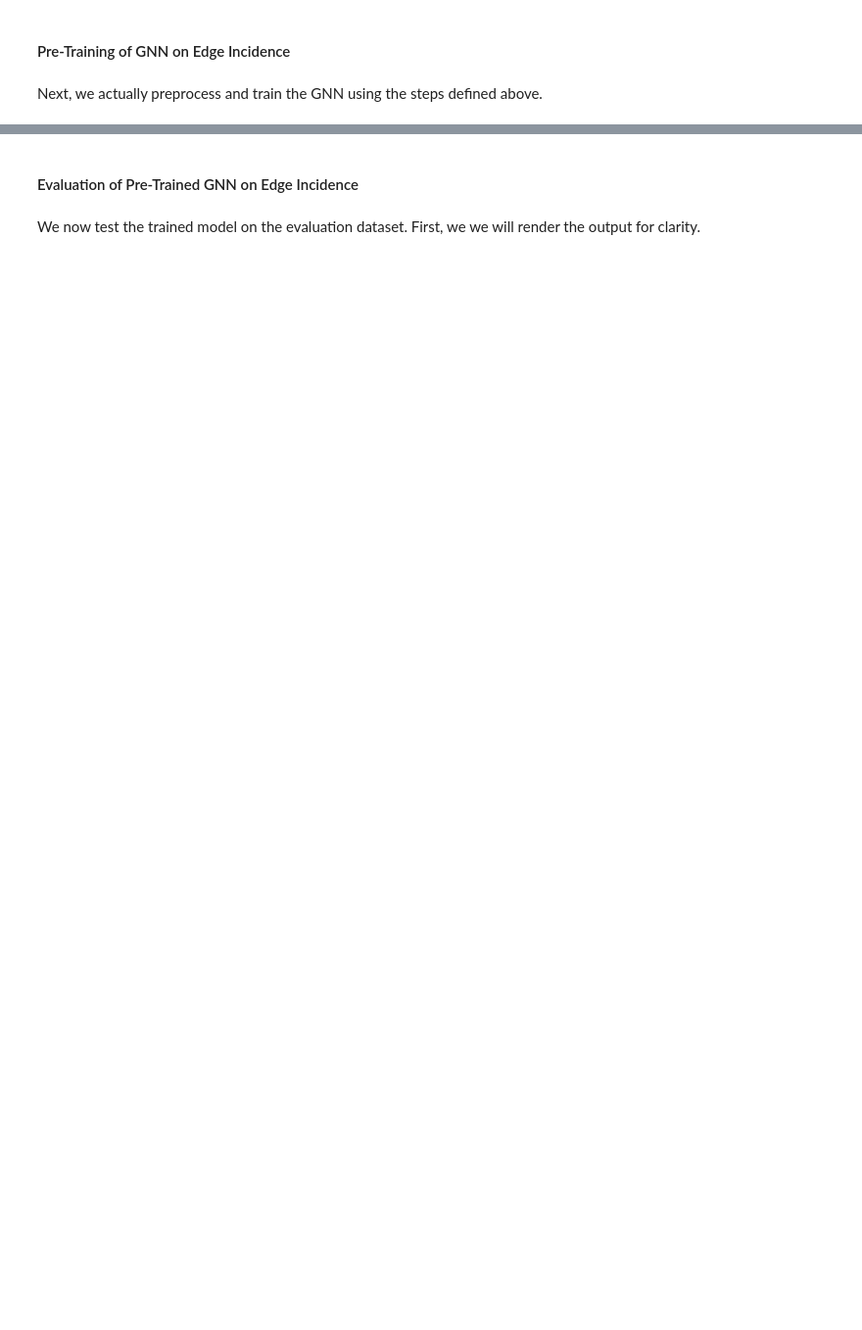
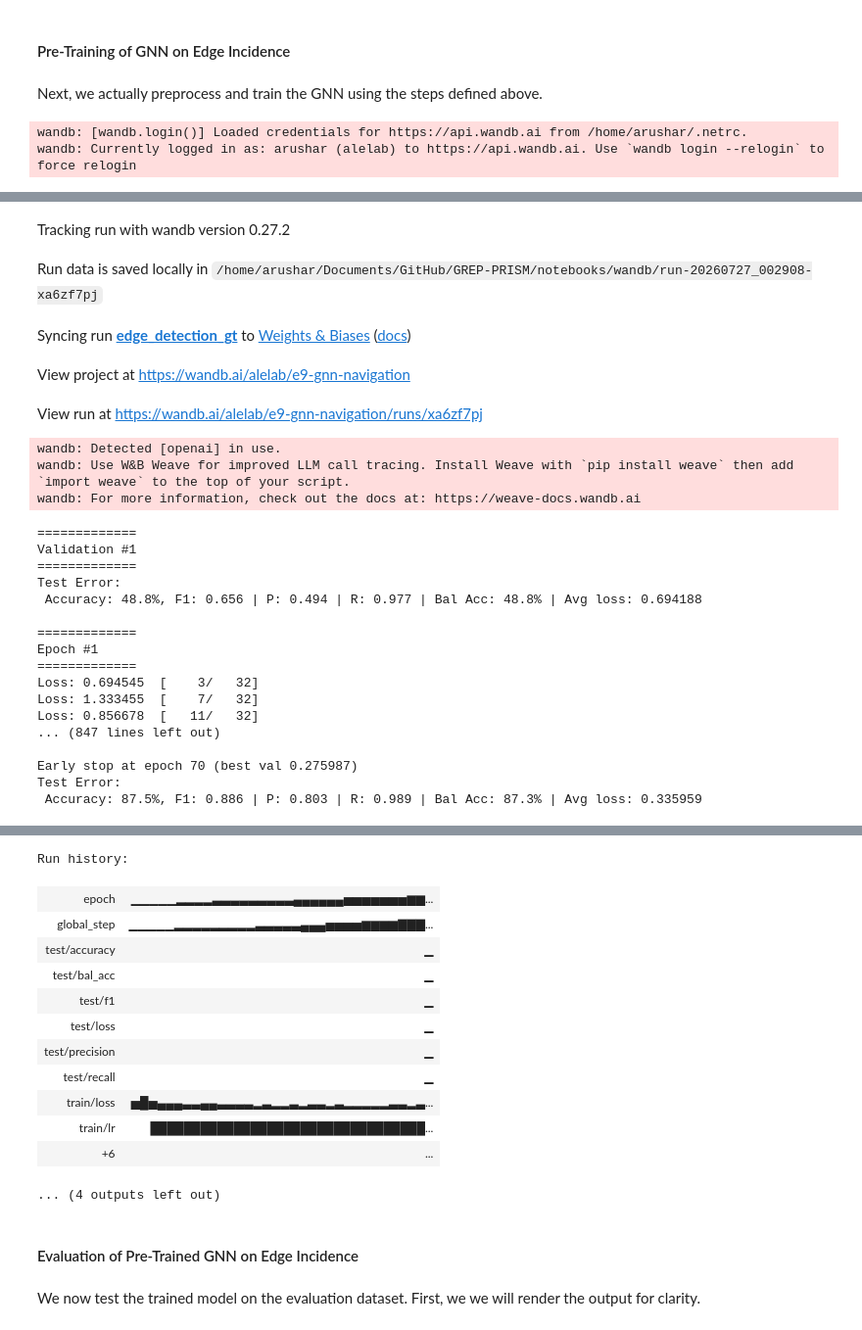
Before and after one commit to jotaporras/GREP, a Jupyter notebook: notebooks/e9_gnn_navigation.ipynb, the cells around one changed output, grey strips where cells are left out. Shown at 98% size. Drawn from its saved outputs; the diff is of its cells as text; code cells hidden in the pictures; blank space fills up the shorter version.

```diff
--- a/notebooks/e9_gnn_navigation.ipynb
+++ b/notebooks/e9_gnn_navigation.ipynb
@@ -178,7 +178,7 @@ def render_matrix(mat: torch.tensor, sig_figs: int = 3, decimals: int = 0):
 # Standard options.
 gnn_path = '/home/shared/GREP-PRISM/outputs/e13f_alpha_khops/e13f_alpha00_ai8c2bm0/gnn_weights.pt'
 ex_path = '../data/revised/gen/nav100_n30_gemma_data/split/test_graphs'
-eval_path = '../data/gen/nav_n100_gemma_data/test_graphs' # '../data_store/old/eval/e6_transferability'
+eval_path = ex_path # '../data_store/old/eval/e6_transferability'
 save_path = '../data/pickle/e6_eval_graphs.pkl'
 device = 'cuda'
 # %%
@@ -291,7 +291,7 @@ if load_ex_graph:
         ex_graph = pickle.load(file)[4]
         N = ex_graph.num_nodes
 else:
-    ex_graph = utils.scene_graph_dict_to_pyg(eval_data[graph_file][0][2])
+    ex_graph = utils.scene_graph_dict_to_pyg(eval_data[graph_file][0][2], 'binary')
     adj = to_dense_adj(ex_graph.edge_index).squeeze().cuda()
 
     N, D = ex_graph.num_nodes, gnn.out_features
@@ -300,9 +300,9 @@ else:
 
     EPS = 1e-12
     MAX_LENGTH = 128
-    g = to_networkx(ex_graph, to_undirected=True, edge_attrs=['distance_m'])
+    g = to_networkx(ex_graph, to_undirected=True)
     ex_graph.nxg = g
-    all_pairs = dict(nx.all_pairs_dijkstra(g, weight='distance_m'))
+    all_pairs = dict(nx.all_pairs_dijkstra(g, weight=None))
     delta_max = max(len(path) for target in all_pairs.values() for path in target[1].values())
     paths = torch.zeros((N, N, delta_max if delta_max < MAX_LENGTH else MAX_LENGTH)).long()
     dist = torch.full((N, N), float('inf'))
@@ -324,9 +324,6 @@ else:
     ex_graph.adj = to_dense_adj(
         ex_graph.edge_index, max_num_nodes=N
     ).squeeze(0).bool().to(device)
-    ex_graph.adj_w = to_dense_adj(
-        ex_graph.edge_index, edge_attr=ex_graph.distance_m.to(device), max_num_nodes=N
-    ).squeeze(0).to(device)
 
 # Show the shortest paths matrix of a node in the graph.
 node1 = random.randint(0, N - 1)
@@ -385,16 +382,16 @@ train_dataset = {k: v for k, v in train_dataset.items() if k in train_keys}
 
 # Preprocess the data.
 def generate_data(dataset):
-    graphs = [utils.scene_graph_dict_to_pyg(v[0][2]) for _, v in dataset.items()]
+    graphs = [utils.scene_graph_dict_to_pyg(v[0][2], 'binary') for _, v in dataset.items()]
     for graph in graphs:
         N = graph.num_nodes
         graph.edge_index = graph.edge_index.to(device)
         graph.x = Cauchy(loc=0.0, scale=1.0).sample((N, 1)).to(device)
 
         # Distances and paths.
-        g = to_networkx(graph, to_undirected=True, edge_attrs=['distance_m'])
+        g = to_networkx(graph, to_undirected=True)
         graph.nxg = g
-        all_pairs = dict(nx.all_pairs_dijkstra(g, weight='distance_m'))
+        all_pairs = dict(nx.all_pairs_dijkstra(g, weight=None))
         delta_max = max(len(path) for target in all_pairs.values() for path in target[1].values())
         paths = torch.full((N, N, delta_max if delta_max < MAX_LENGTH else MAX_LENGTH), -1).long()
         dist = torch.full((N, N), float('inf'))
@@ -416,9 +413,6 @@ def generate_data(dataset):
         graph.adj = to_dense_adj(
             graph.edge_index, max_num_nodes=N
         ).squeeze(0).bool().to(device)
-        graph.adj_w = to_dense_adj(
-            graph.edge_index, edge_attr=graph.distance_m.to(device), max_num_nodes=N
-        ).squeeze(0).to(device)
 
         # Edges.
         combs = torch.triu_indices(N, N, offset=1, device=device)
@@ -470,7 +464,7 @@ batch_size = 4
 val_freq = 5
 epochs = 150
 es_patience = 5
-train_edges = False
+train_edges = True
 
 def test_loop_edges(dataloader, model, loss_fn, wandb_prefix=None, epoch=None):
     model.to(device)
@@ -613,3 +607,6 @@ if train_edges:
                      loss_fn, optimizer, scheduler, batch_size=batch_size, epochs=epochs)
     del optimizer, scheduler
     gc.collect()
+# %% [output]
+wandb: [wandb.login()] Loaded credentials for https://api.wandb.ai from /home/arushar/.netrc.
+wandb: Currently logged in as: arushar (alelab) to https://api.wandb.ai. Use `wandb login --relogin` to force relogin
@@ -615,0 +614,25 @@ if train_edges:
+Tracking run with wandb version 0.27.2
+Run data is saved locally in /home/arushar/Documents/GitHub/GREP-PRISM/notebooks/wandb/run-20260727_002908-xa6zf7pj
+Syncing run edge_detection_gt to Weights & Biases (docs)
+View project at https://wandb.ai/alelab/e9-gnn-navigation
+View run at https://wandb.ai/alelab/e9-gnn-navigation/runs/xa6zf7pj
+wandb: Detected [openai] in use.
+wandb: Use W&B Weave for improved LLM call tracing. Install Weave with `pip install weave` then add `import weave` to the top of your script.
+wandb: For more information, check out the docs at: https://weave-docs.wandb.ai
+=============
+Validation #1
+=============
+Test Error:
+ Accuracy: 48.8%, F1: 0.656 | P: 0.494 | R: 0.977 | Bal Acc: 48.8% | Avg loss: 0.694188
+
+=============
+Epoch #1
+=============
+Loss: 0.694545  [    3/   32]
+Loss: 1.333455  [    7/   32]
+Loss: 0.856678  [   11/   32]
+... (847 lines left out)
+
+Early stop at epoch 70 (best val 0.275987)
+Test Error:
+ Accuracy: 87.5%, F1: 0.886 | P: 0.803 | R: 0.989 | Bal Acc: 87.3% | Avg loss: 0.335959
@@ -616,2 +640,15 @@ if train_edges:
+Run history:
+| epoch | ▁▁▁▁▁▂▂▂▂▃▃▃▃▃▃▃▃▃▄▄▄▄▄▄▅▅▅▅▅▅▅▆▆... |
+| global_step | ▁▁▁▁▁▂▂▂▂▂▂▂▂▂▃▃▃▃▃▄▄▄▅▅▅▅▆▆▆▆▇▇▇... |
+| test/accuracy | ▁ |
+| test/bal_acc | ▁ |
+| test/f1 | ▁ |
+| test/loss | ▁ |
+| test/precision | ▁ |
+| test/recall | ▁ |
+| train/loss | ▅█▅▄▄▄▃▃▄▄▃▃▃▃▂▃▂▂▃▂▃▃▂▃▂▂▂▂▂▃▃▂▃... |
+| train/lr | █████████████████████████████████... |
+| +6 | ... |
+... (4 outputs left out)
 # %%
 if train_edges:
```
Also changed, not shown: parts of 29 cells of this notebook.
